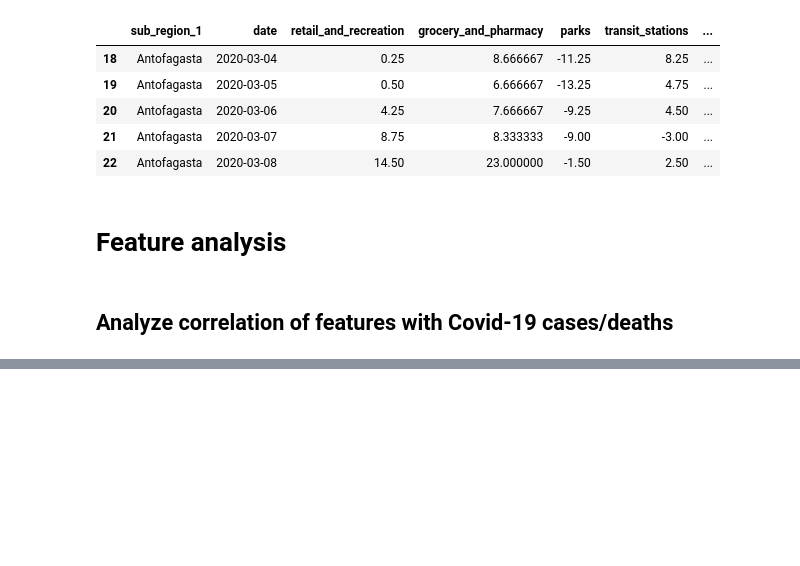
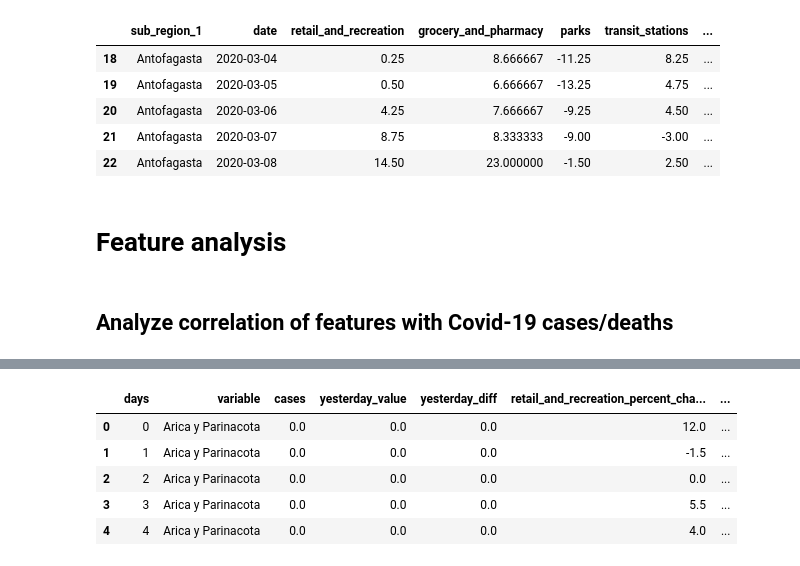
Before and after one commit to muellermax/Covid-Chile-Prediction, a Jupyter notebook: Covid Chile Prediction.ipynb, the cells around one changed output, grey strips where cells are left out. Drawn from its saved outputs; the diff is of its cells as text; code cells hidden in the pictures; blank space fills up the shorter version.

```diff
--- a/Covid Chile Prediction.ipynb
+++ b/Covid Chile Prediction.ipynb
@@ -699,31 +717,38 @@ def rmsle(ytrue, ypred):
 df = cases_regions.copy()
 title = 'cases'
 
 
 
 df = df[(df['Region'] >= '2020-03-04') & (df['Region'] <= '2020-08-07')]
 
 df.insert(0, 'days', range(len(df)))
 
 df = df.drop(['Region'], axis = 1)
 
 
 df_melt = pd.melt(
     df, id_vars = ['days'],
     value_vars = df.columns.drop(['days']),
     value_name=title
 )
 
 df_melt = df_melt.loc[df_melt['variable'] != 'Total', :]
 
 df_melt['yesterday_value'] = df_melt.groupby('variable')[title].shift()
 
 df_melt['yesterday_diff'] = df_melt.groupby('variable')['yesterday_value'].diff()
 
 df_mobility = df_melt.merge(mobility_chile, left_on = ['days', 'variable'], right_on = ['days', 'sub_region_1'], how = 'left')
 
 df_mobility = df_mobility.drop(['sub_region_1'], axis = 1)
 
 df_mobility = df_mobility.fillna(method = 'bfill', axis = 0)
 
-df_mobility
+df_mobility.head()
+# %% [output]
+|  | days | variable | cases | yesterday_value | yesterday_diff | retail_and_recreation_percent_cha... | ... |
+| 0 | 0 | Arica y Parinacota | 0.0 | 0.0 | 0.0 | 12.0 | ... |
+| 1 | 1 | Arica y Parinacota | 0.0 | 0.0 | 0.0 | -1.5 | ... |
+| 2 | 2 | Arica y Parinacota | 0.0 | 0.0 | 0.0 | 0.0 | ... |
+| 3 | 3 | Arica y Parinacota | 0.0 | 0.0 | 0.0 | 5.5 | ... |
+| 4 | 4 | Arica y Parinacota | 0.0 | 0.0 | 0.0 | 4.0 | ... |
```
Also changed, not shown: parts of 14 cells of this notebook, 1 other file.
